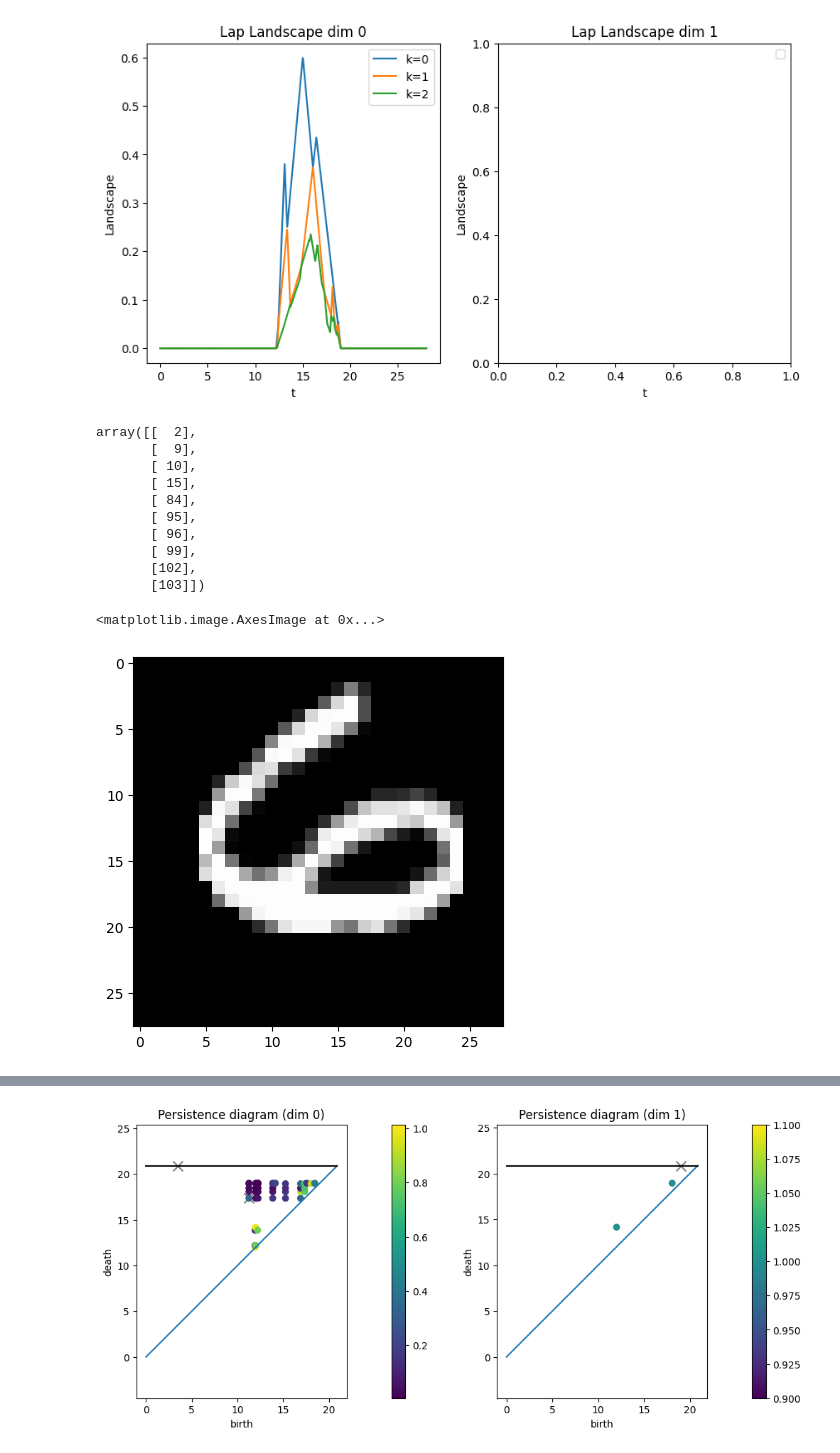
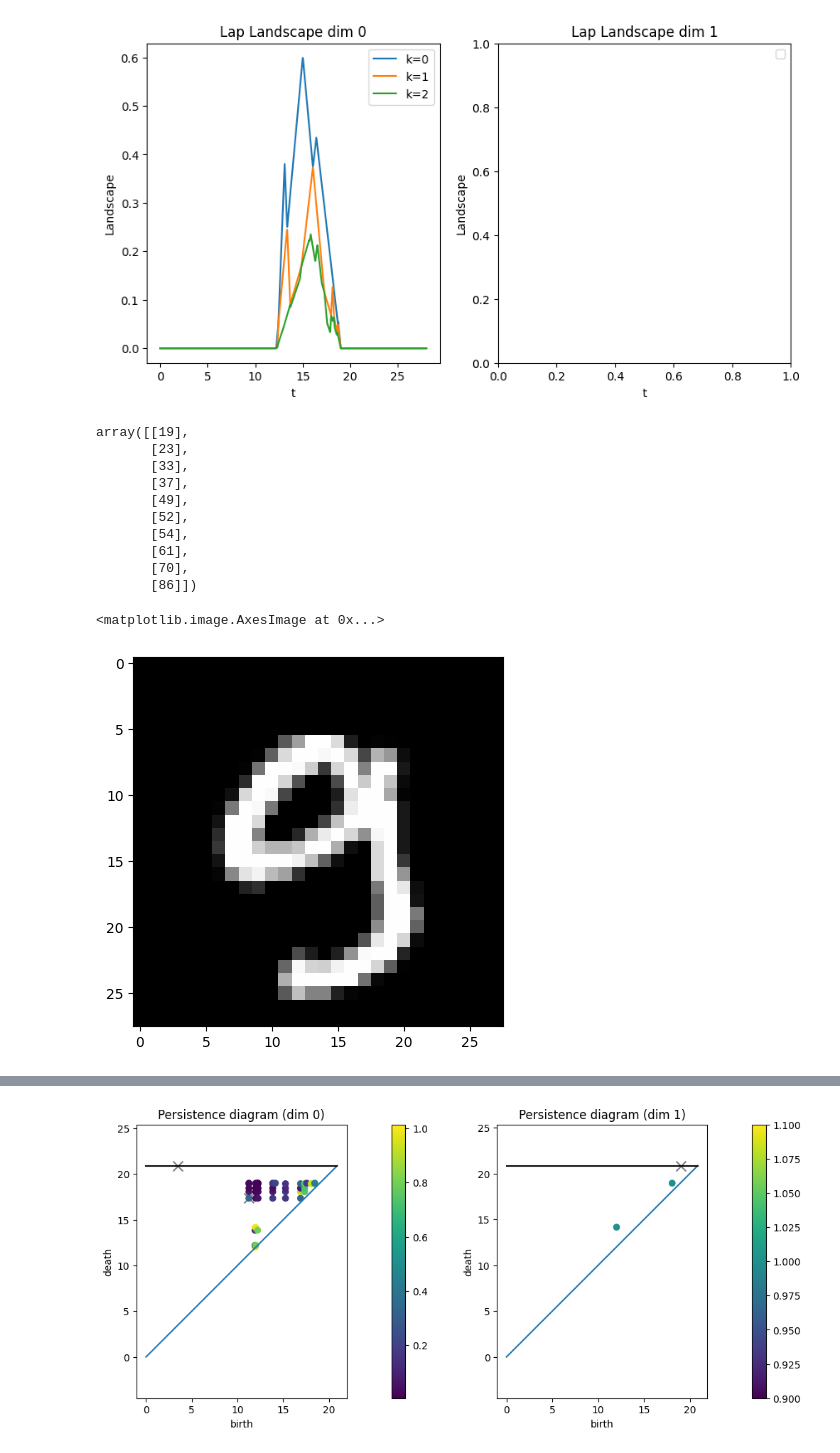
Before and after one commit to siroj99/Master_thesis, a Jupyter notebook: code/MNIST_examples.ipynb, the cells around one changed output, grey strips where cells are left out. Drawn from its saved outputs; the diff is of its cells as text; code cells hidden in the pictures.

```diff
--- a/code/MNIST_examples.ipynb
+++ b/code/MNIST_examples.ipynb
@@ -260,26 +260,26 @@ lap_land.plot()
 # %% [output]
 [figure]
 # %%
-np.argwhere(y == "0")[:10]
+np.argwhere(y == "9")[:10]
 # %% [output]
-array([[  2],
-       [  9],
-       [ 10],
-       [ 15],
-       [ 84],
-       [ 95],
-       [ 96],
-       [ 99],
-       [102],
-       [103]])
+array([[19],
+       [23],
+       [33],
+       [37],
+       [49],
+       [52],
+       [54],
+       [61],
+       [70],
+       [86]])
 # %%
 from PIL import Image
-id_image = 3
-# Image.fromarray((255-X[id_image]).astype(np.uint8)).convert("L")#.save("../figures/mnist_4.png")
+id_image = 19
+# Image.fromarray((X[id_image]).astype(np.uint8)).convert("L").save("../figures/mnist_9.png")
 plt.imshow(X[id_image], cmap="gray")
 # %% [output]
 <matplotlib.image.AxesImage at 0x...>
-[figure, old version]
+[figure, new version]
 # %%
 # f = filtration_from_image(np_array=X[3], cover = CubicalCover(10, overlap_frac=0.4, algorithm="standard"), cluster_algorithm=DBSCAN(eps=2, min_samples=2), use_y_as_color=True, use_new_filtration=False)#, save_to_html="ballmapper_filtration_mnist_8.html")
 # f = filtration_from_image(np_array=X[id_image], mapper_1d = True, cover = CubicalCover(n_intervals=8, overlap_frac=0.23, algorithm="standard"), cluster_algorithm=DBSCAN(eps=1.5, min_samples=2), use_y_as_color=True, use_new_filtration=False)#, save_to_html="ballmapper_filtration_mnist_8.html")
```
Also changed, not shown: parts of 2 cells of this notebook, 8 other files.
